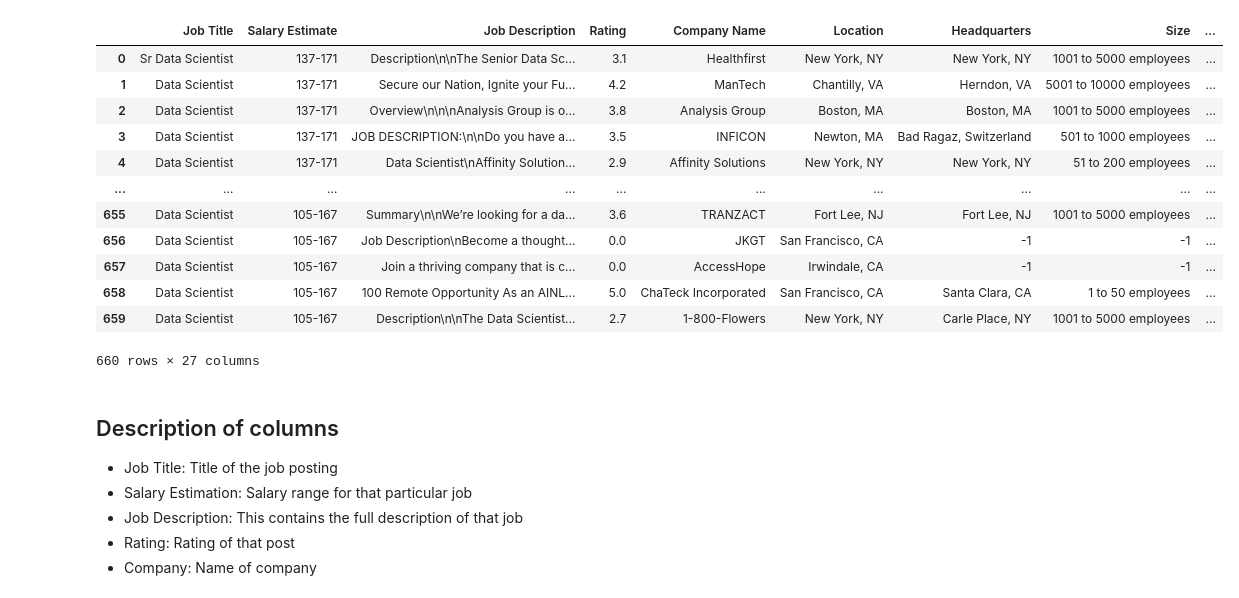
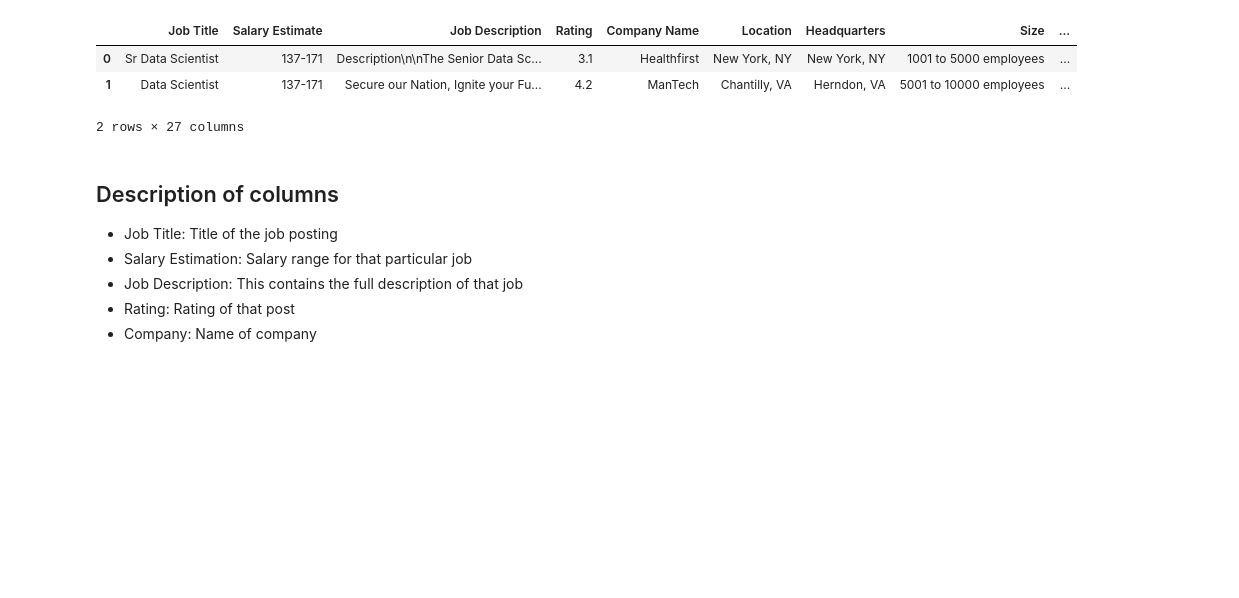
Before and after one commit to Mohsenmohebbi1993/Kaggle, a Jupyter notebook: 5. ds-job-post-dea/ds-job-post-dea.ipynb, the cells around one changed output. Saved outputs shown, nothing was run; the diff lists cells and outputs as text; code cells hidden in the pictures; blank space fills up the shorter version.

Commit message:
read data

```diff
--- a/5. ds-job-post-dea/ds-job-post-dea.ipynb
+++ b/5. ds-job-post-dea/ds-job-post-dea.ipynb
@@ -29,21 +55,13 @@ uncleaned_data
 # %%
-cleaned_data = pd.read_csv('/kaggle/input/data-science-job-posting-on-glassdoor/Cleaned_DS_Jobs.csv')
+cleaned_data = pd.read_csv('Cleaned_DS_Jobs.csv')
+# na is mid-level
 cleaned_data.seniority = cleaned_data.seniority.str.replace('na', 'Mid-level')
-cleaned_data
+cleaned_data.head(2)
 # %% [output]
 |  | Job Title | Salary Estimate | Job Description | Rating | Company Name | Location | Headquarters | Size | ... |
 | 0 | Sr Data Scientist | 137-171 | Description\n\nThe Senior Data Sc... | 3.1 | Healthfirst | New York, NY | New York, NY | 1001 to 5000 employees | ... |
 | 1 | Data Scientist | 137-171 | Secure our Nation, Ignite your Fu... | 4.2 | ManTech | Chantilly, VA | Herndon, VA | 5001 to 10000 employees | ... |
-| 2 | Data Scientist | 137-171 | Overview\n\n\nAnalysis Group is o... | 3.8 | Analysis Group | Boston, MA | Boston, MA | 1001 to 5000 employees | ... |
-| 3 | Data Scientist | 137-171 | JOB DESCRIPTION:\n\nDo you have a... | 3.5 | INFICON | Newton, MA | Bad Ragaz, Switzerland | 501 to 1000 employees | ... |
-| 4 | Data Scientist | 137-171 | Data Scientist\nAffinity Solution... | 2.9 | Affinity Solutions | New York, NY | New York, NY | 51 to 200 employees | ... |
-| ... | ... | ... | ... | ... | ... | ... | ... | ... | ... |
-| 655 | Data Scientist | 105-167 | Summary\n\nWe’re looking for a da... | 3.6 | TRANZACT | Fort Lee, NJ | Fort Lee, NJ | 1001 to 5000 employees | ... |
-| 656 | Data Scientist | 105-167 | Job Description\nBecome a thought... | 0.0 | JKGT | San Francisco, CA | -1 | -1 | ... |
-| 657 | Data Scientist | 105-167 | Join a thriving company that is c... | 0.0 | AccessHope | Irwindale, CA | -1 | -1 | ... |
-| 658 | Data Scientist | 105-167 | 100 Remote Opportunity As an AINL... | 5.0 | ChaTeck Incorporated | San Francisco, CA | Santa Clara, CA | 1 to 50 employees | ... |
-| 659 | Data Scientist | 105-167 | Description\n\nThe Data Scientist... | 2.7 | 1-800-Flowers | New York, NY | Carle Place, NY | 1001 to 5000 employees | ... |
-660 rows × 27 columns
+2 rows × 27 columns
 # %% [markdown]
 ## Description of columns
 * Job Title: Title of the job posting
```
Also changed, not shown: parts of 5 cells of this notebook.
